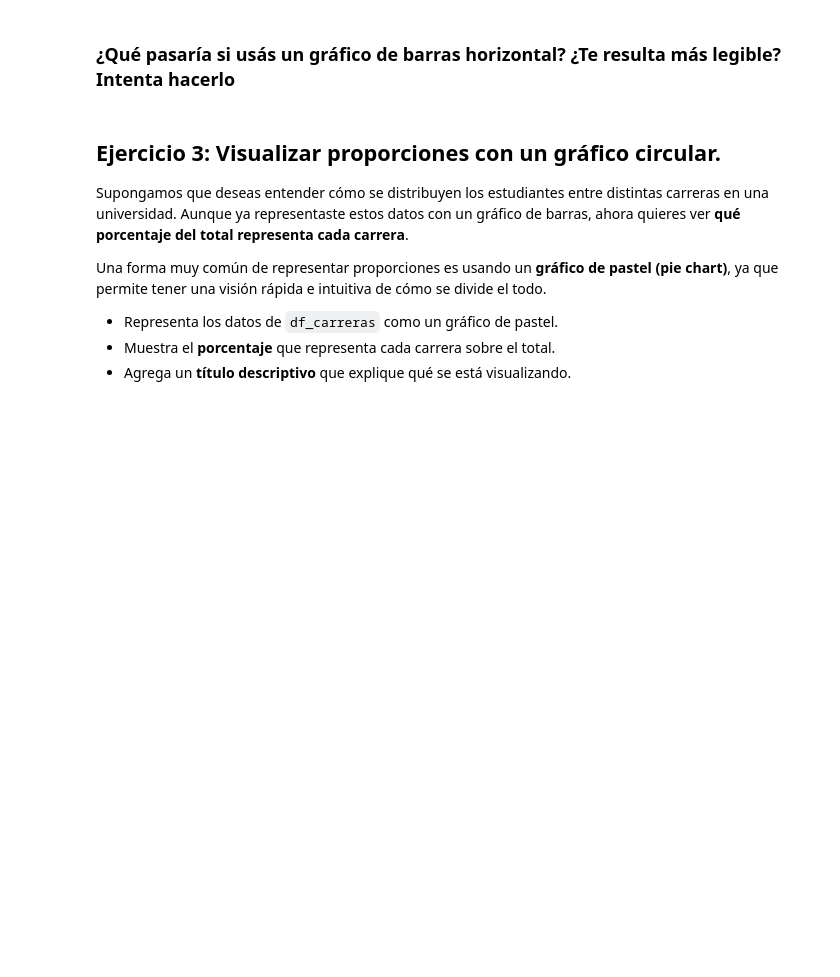
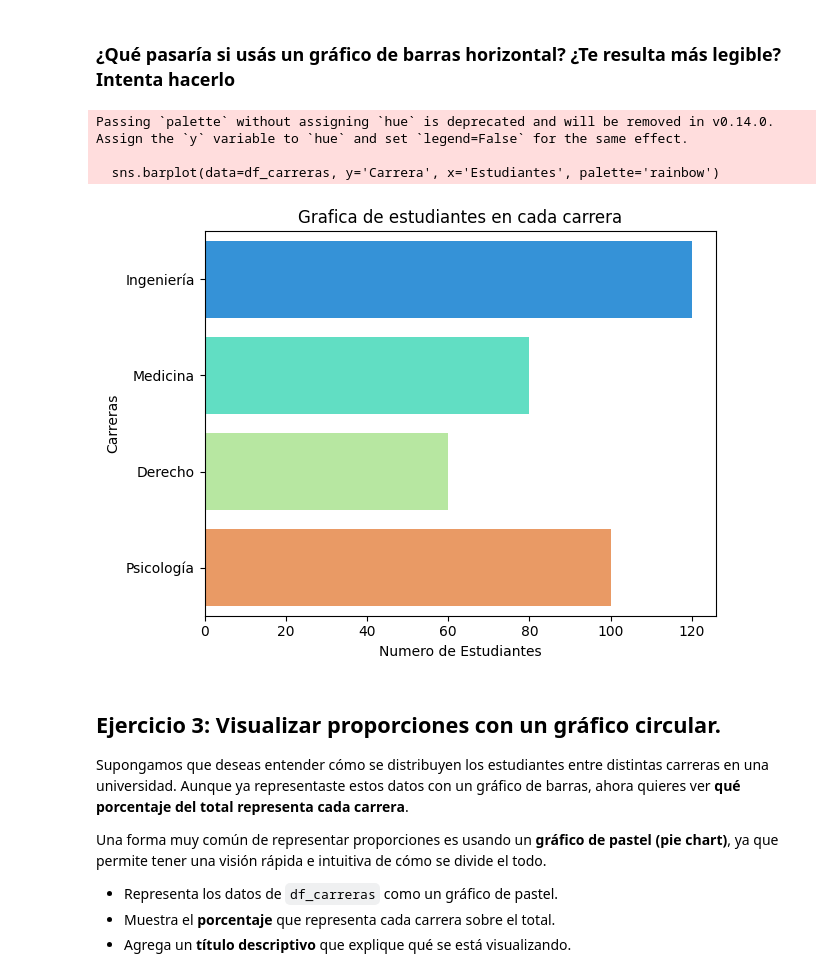
Before and after one commit to 4GeeksAcademy/Eder_matplot-and-seaborn, a Jupyter notebook: notebook/problems.es.ipynb, the cells around one changed output. Saved outputs shown, nothing was run; the diff lists cells and outputs as text; code cells hidden in the pictures; blank space fills up the shorter version.

```diff
--- a/notebook/problems.es.ipynb
+++ b/notebook/problems.es.ipynb
@@ -91,3 +101,16 @@ df_carreras
+# %%
+sns.barplot(data=df_carreras, y='Carrera', x='Estudiantes', palette='rainbow')
+
+plt.title('Grafica de estudiantes en cada carrera')
+plt.xlabel('Numero de Estudiantes')
+plt.ylabel('Carreras')
+plt.tight_layout()
+plt.show()
+# %% [output]
+Passing `palette` without assigning `hue` is deprecated and will be removed in v0.14.0. Assign the `y` variable to `hue` and set `legend=False` for the same effect.
+
+  sns.barplot(data=df_carreras, y='Carrera', x='Estudiantes', palette='rainbow')
+[figure, added]
 # %% [markdown]
 ## Ejercicio 3: Visualizar proporciones con un gráfico circular.
 
```
Also changed, not shown: parts of 9 cells of this notebook.
